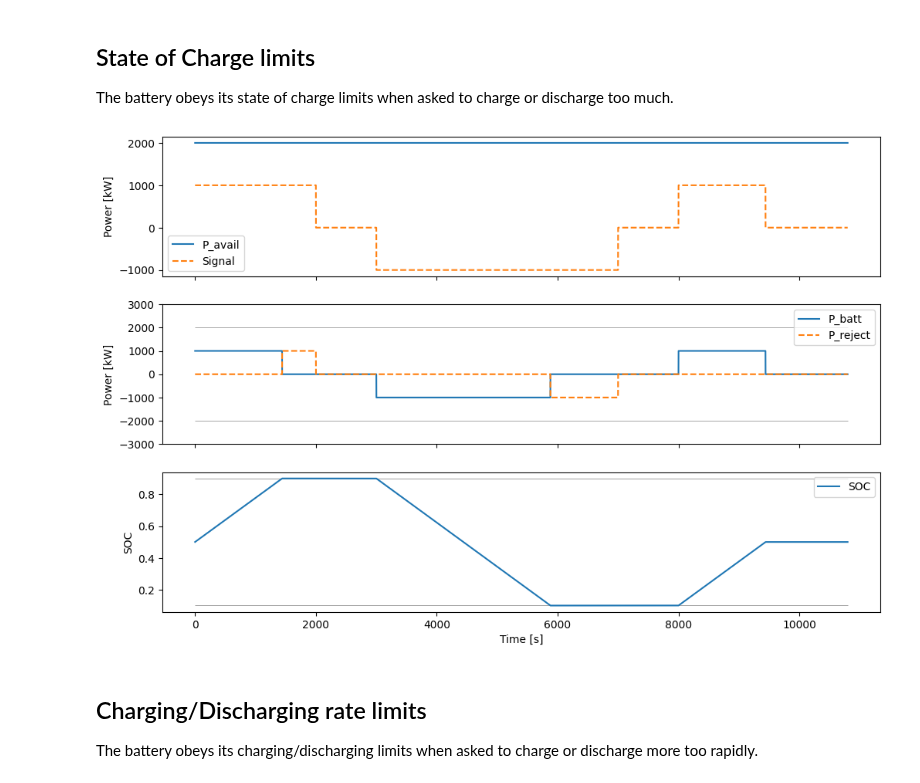
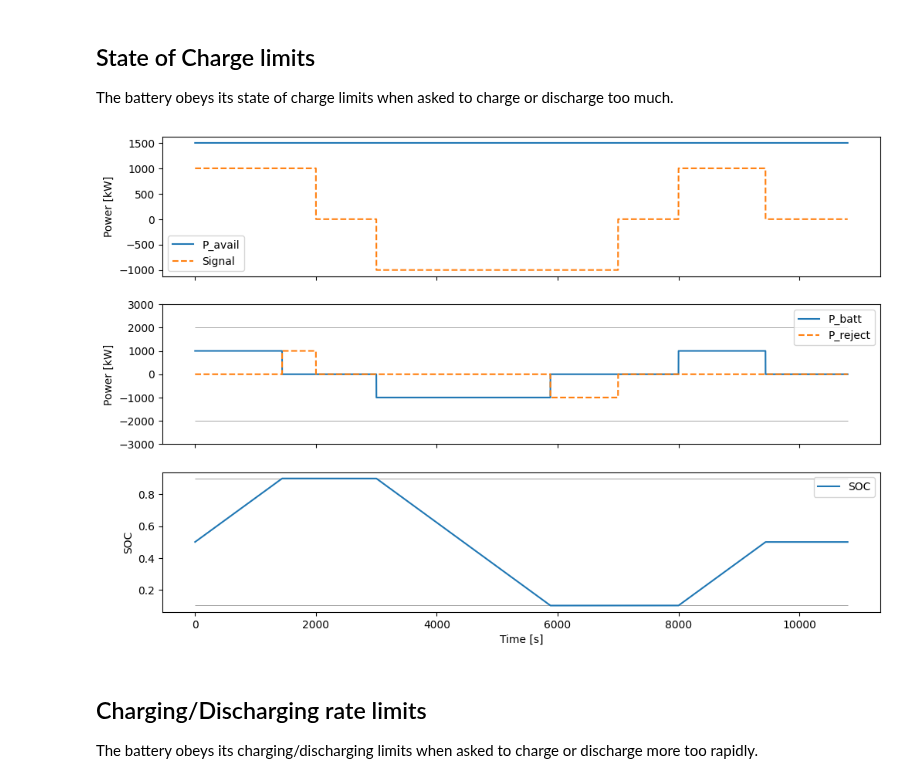
Before and after one commit to NREL/hercules, a Jupyter notebook: example_case_folders/06_amr_wind_standin_and_battery/battery_behavior.ipynb, the cells around one changed output. Drawn from its saved outputs; the diff is of its cells as text; code cells hidden in the pictures.

```diff
--- a/example_case_folders/06_amr_wind_standin_and_battery/battery_behavior.ipynb
+++ b/example_case_folders/06_amr_wind_standin_and_battery/battery_behavior.ipynb
@@ -86,19 +86,19 @@ The battery obeys its state of charge limits when asked to charge or discharge t
 # %%
 SB.E = 0.5  * 1e3 * 3600
 
-available_power = 2e3 * np.ones(len(time))
+available_power = 1.5e3 * np.ones(len(time))
 signal = np.concatenate([
     1e3 * np.ones(4000),
     np.zeros(2000),
     -1e3*np.ones(8000),
     np.zeros(2000),
     1e3 * np.ones(2880),
     np.zeros(len(time)-16000 - 2880)
 ])
 
 simulate(SB, time, available_power, signal)
 # %% [output]
-[figure, old version]
+[figure, new version]
 # %% [markdown]
 ## Charging/Discharging rate limits
 
```
Also changed, not shown: 2 other files.
